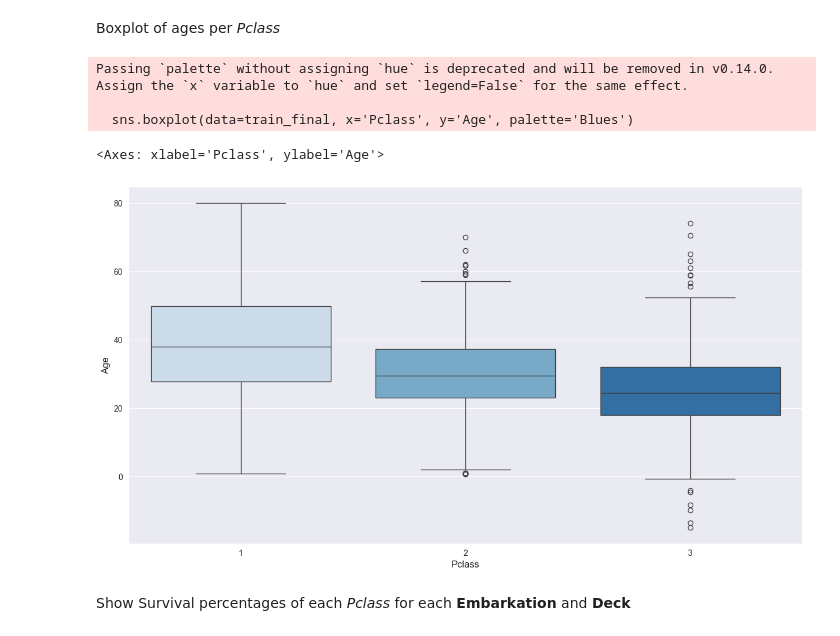
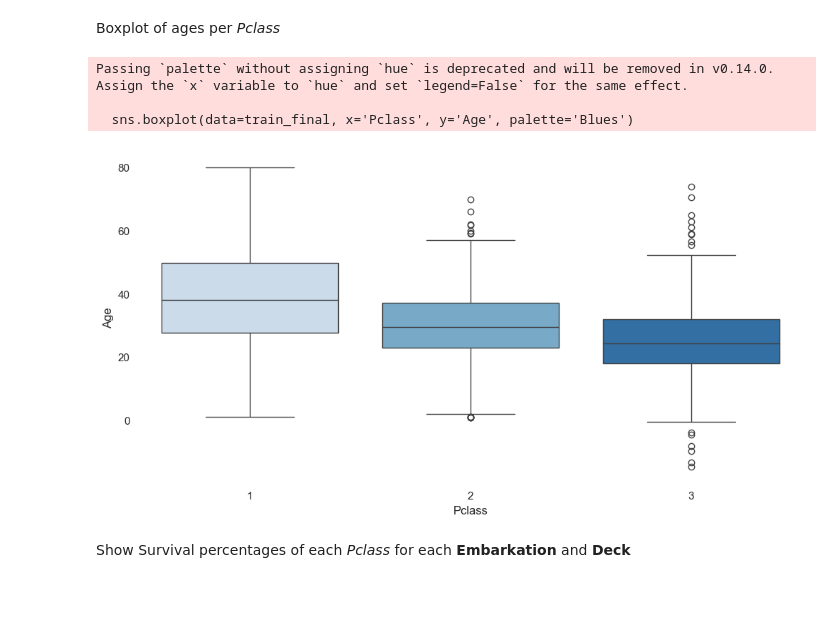
Before and after one commit to scottmr007/Titanic_EDA, a Jupyter notebook: Titanice_EDA.ipynb, the cells around one changed output. Cells and saved outputs as stored; diff of their text form; code cells hidden in the pictures; blank space fills up the shorter version.

Commit message:
added Pclass, embark P count chart, and removed backgrounds on charts

```diff
--- a/Titanice_EDA.ipynb
+++ b/Titanice_EDA.ipynb
@@ -457,5 +457,11 @@ Male = 0
 # %%
 sns.scatterplot(data=train_final, x='Deck', y='Age', hue='Survived')
 plt.title('Distribution of Age to Deck & Survival')
+
+# Set background to white
+plt.gca().set_facecolor('white')
+# Remove the borders around the plot
+for spine in plt.gca().spines.values():
+    spine.set_visible(False)
 plt.show()
 # %% [output]
@@ -465,14 +471,19 @@ Regardless of age, those on Deck F had the odds stacked against them.
 # %% [markdown]
 Boxplot of ages per *Pclass*
 # %%
-plt.figure(figsize=(15,8))
+plt.figure(figsize=(12,6))
 sns.boxplot(data=train_final, x='Pclass', y='Age', palette='Blues')
+
+# Set background to white
+plt.gca().set_facecolor('white')
+# Remove the borders around the plot
+for spine in plt.gca().spines.values():
+    spine.set_visible(False)
 # %% [output]
 Passing `palette` without assigning `hue` is deprecated and will be removed in v0.14.0. Assign the `x` variable to `hue` and set `legend=False` for the same effect.
 
   sns.boxplot(data=train_final, x='Pclass', y='Age', palette='Blues')
-<Axes: xlabel='Pclass', ylabel='Age'>
-[figure, old version]
+[figure, new version]
 # %% [markdown]
 Show Survival percentages of each *Pclass* for each **Embarkation** and **Deck**
 # %% [markdown]
```
Also changed, not shown: parts of 14 cells of this notebook.
